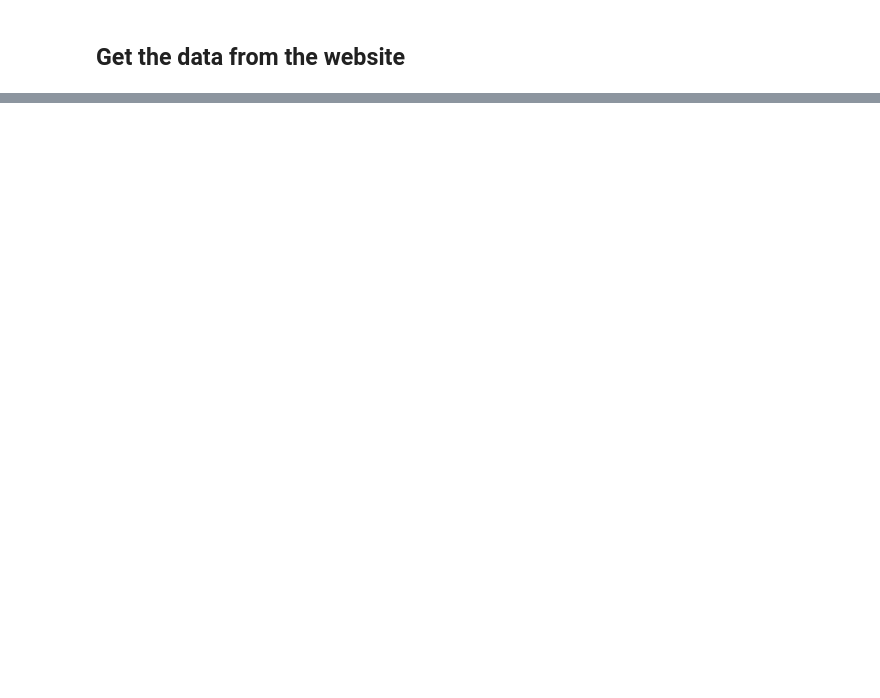
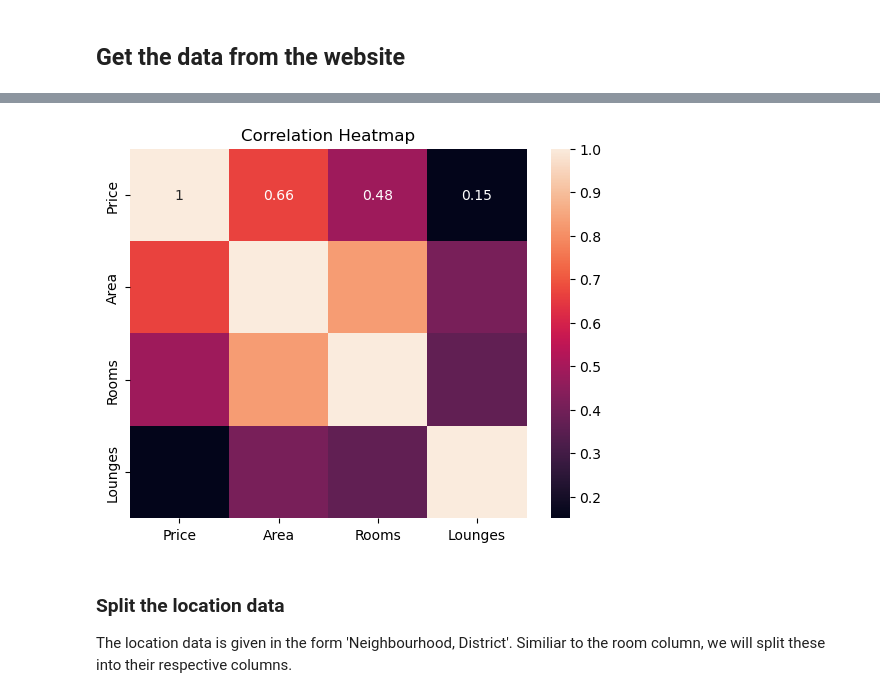
Before and after one commit to efeckgz/AI-Bootcamp, a Jupyter notebook: assignments/Regression Final/zingat.ipynb, the cells around one changed output, grey strips where cells are left out. Cells and saved outputs as stored; diff of their text form; code cells hidden in the pictures; blank space fills up the shorter version.

```diff
--- a/assignments/Regression Final/zingat.ipynb
+++ b/assignments/Regression Final/zingat.ipynb
@@ -73,0 +213,7 @@ soup
+# %%
+df['Rooms'] = [x[0] for x in df['Room Count'].str.split('+')]
+df['Rooms'] = df['Rooms'].astype(int)
+df['Lounges'] = [x[1] for x in df['Room Count'].str.split('+')]
+df['Lounges'] = df['Lounges'].astype(int)
+df.drop('Room Count', axis=1, inplace=True)
+df.head()
@@ -73,0 +227,10 @@ soup
+# %%
+corr = df.corr(numeric_only=True)
+plt.title("Correlation Heatmap");
+sns.heatmap(corr, annot=True);
+# %% [output]
+[figure, added]
+# %% [markdown]
+### Split the location data
+
+The location data is given in the form 'Neighbourhood, District'. Similiar to the room column, we will split these into their respective columns.
```
Also changed, not shown: parts of 49 cells of this notebook, 5 other files.
